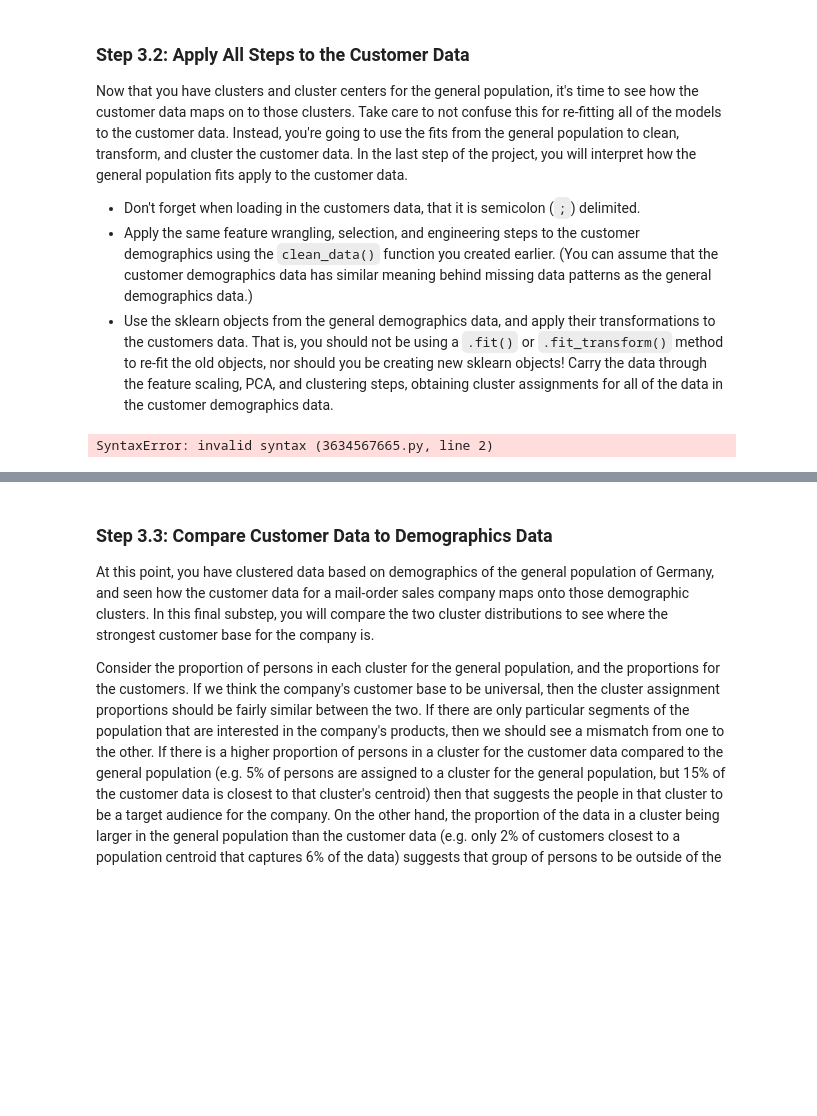
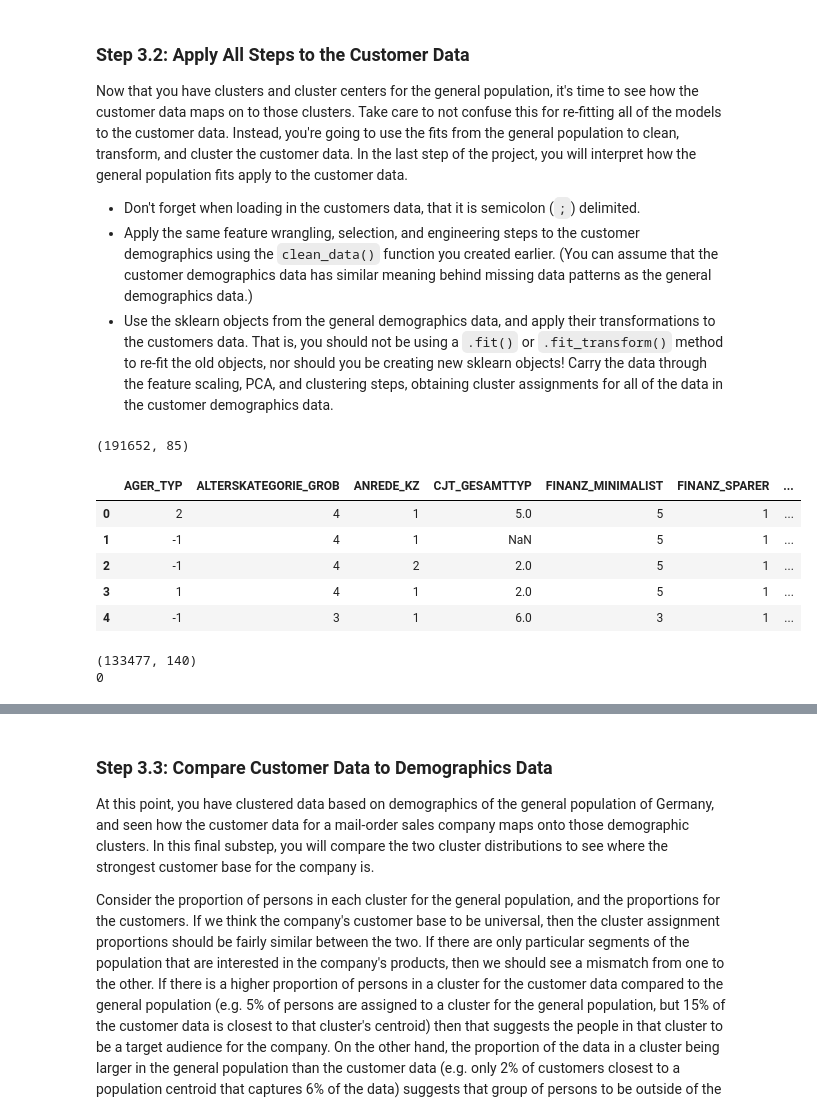
Before and after one commit to zhanshu21/Identify_Customer_Segments, a Jupyter notebook: Identify_Customer_Segments.ipynb, the cells around one changed output, grey strips where cells are left out. Drawn from its saved outputs; the diff is of its cells as text; code cells hidden in the pictures; blank space fills up the shorter version.

Commit message:
finish preprocessing the customer dataset

```diff
--- a/Identify_Customer_Segments.ipynb
+++ b/Identify_Customer_Segments.ipynb
@@ -1251,6 +1239,14 @@ Now that you have clusters and cluster centers for the general population, it's
 - Use the sklearn objects from the general demographics data, and apply their transformations to the customers data. That is, you should not be using a `.fit()` or `.fit_transform()` method to re-fit the old objects, nor should you be creating new sklearn objects! Carry the data through the feature scaling, PCA, and clustering steps, obtaining cluster assignments for all of the data in the customer demographics data.
 # %%
 # Load in the customer demographics data.
-customers =
+customers = pd.read_csv('Udacity_CUSTOMERS_Subset.csv', sep=';')
+print(customers.shape)
+customers.head()
 # %% [output]
-SyntaxError: invalid syntax (3634567665.py, line 2)
+(191652, 85)
+|  | AGER_TYP | ALTERSKATEGORIE_GROB | ANREDE_KZ | CJT_GESAMTTYP | FINANZ_MINIMALIST | FINANZ_SPARER | ... |
+| 0 | 2 | 4 | 1 | 5.0 | 5 | 1 | ... |
+| 1 | -1 | 4 | 1 | NaN | 5 | 1 | ... |
+| 2 | -1 | 4 | 2 | 2.0 | 5 | 1 | ... |
+| 3 | 1 | 4 | 1 | 2.0 | 5 | 1 | ... |
+| 4 | -1 | 3 | 1 | 6.0 | 3 | 1 | ... |
@@ -1257,3 +1255,9 @@ SyntaxError: invalid syntax (3634567665.py, line 2)
+# %%
+print(cleaned_customers.shape)
+print(cleaned_customers.isna().any().sum())
+# %% [output]
+(133477, 140)
+0
 # %%
 # Apply preprocessing, feature transformation, and clustering from the general
 # demographics onto the customer data, obtaining cluster predictions for the
```
Also changed, not shown: parts of 10 cells of this notebook, 1 other file.
